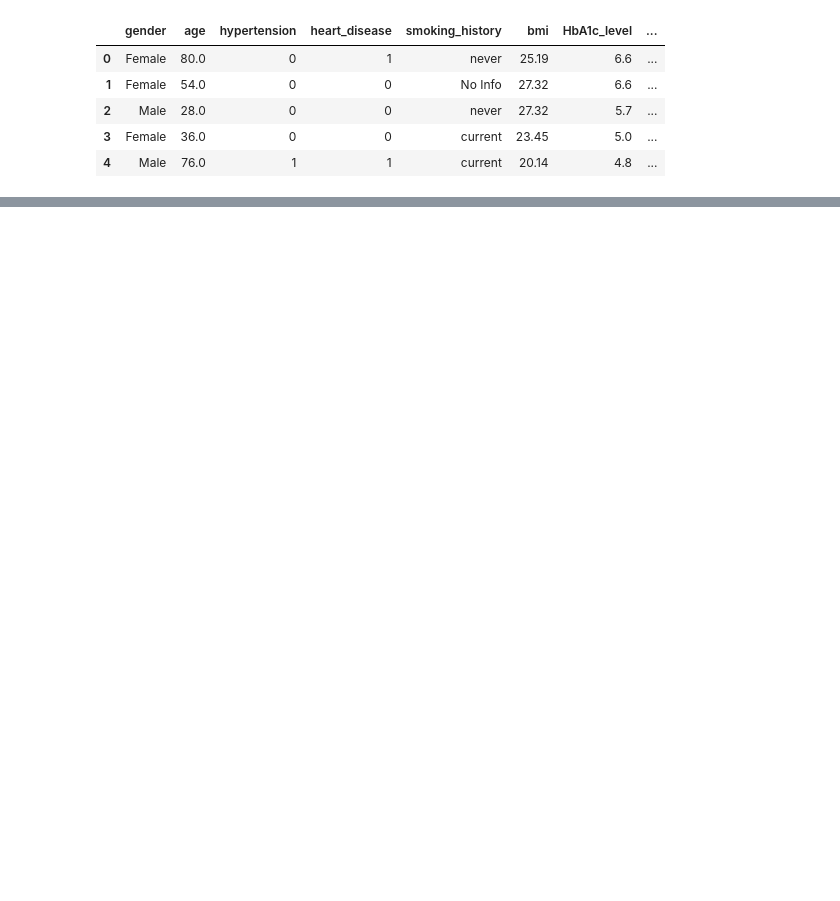
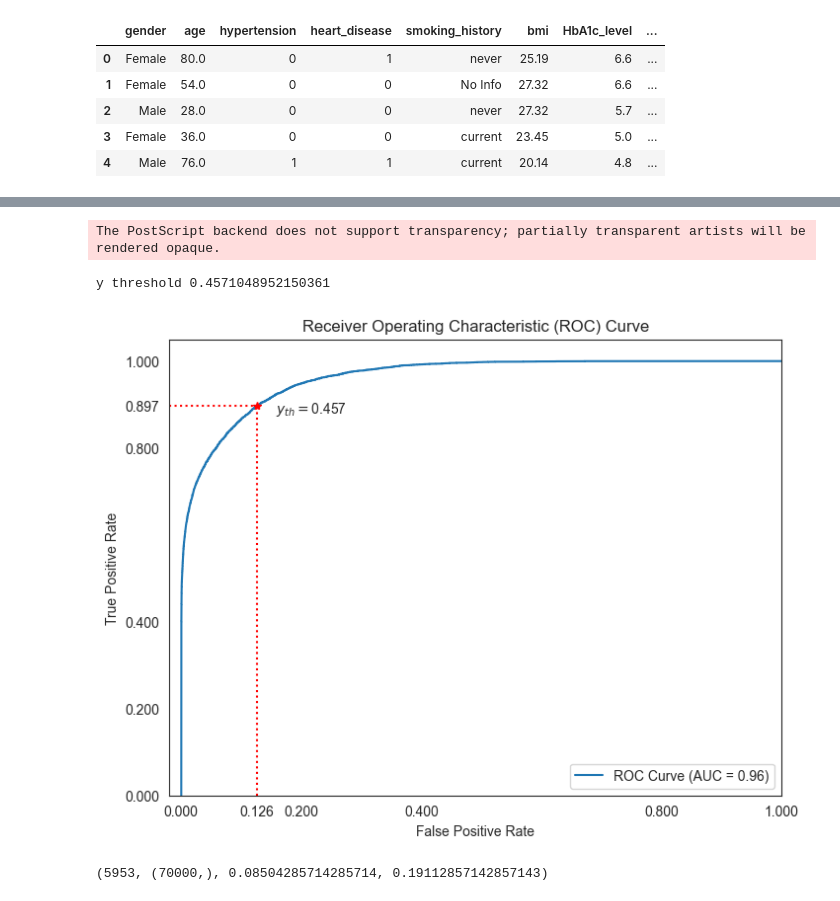
Before and after one commit to tmi-lab/AMORE, a Jupyter notebook: code/notebooks/analyse_results-pattern-diabetes.ipynb, the cells around one changed output, grey strips where cells are left out. Cells and saved outputs as stored; diff of their text form; code cells hidden in the pictures; blank space fills up the shorter version.

```diff
--- a/code/notebooks/analyse_results-pattern-diabetes.ipynb
+++ b/code/notebooks/analyse_results-pattern-diabetes.ipynb
@@ -403,0 +305,39 @@ rule_dict_lower_z p(z<=thd_l)
+# %%
+from sklearn.metrics import roc_curve, roc_auc_score
+import matplotlib.pyplot as plt
+import scipy as sp
+
+sns.set_style("white")
+auc = roc_auc_score(y_train, pred_y)
+fpr, tpr, thresholds = roc_curve(y_train, pred_y)
+th_id = np.argmax(tpr - fpr)
+y_thd = thresholds[th_id]
+print("y threshold",y_thd)
+
+# Plot the ROC curve
+plt.figure(figsize=(8, 6))
+plt.plot(fpr, tpr, label=f'ROC Curve (AUC = {auc:.2f})')
+plt.plot(fpr[th_id],tpr[th_id],"r*")
+plt.annotate('$y_{th}=$'+str(y_thd.round(3)), (fpr[th_id],tpr[th_id]), textcoords='offset points', xytext=(40,-5), ha='center')
+
+plt.plot([fpr[th_id],fpr[th_id]],[0,tpr[th_id]],"r:")
+plt.plot([-0.02,fpr[th_id]],[tpr[th_id],tpr[th_id]],"r:")
+plt.xlim(-0.02,1.)
+plt.xticks([0.,fpr[th_id],0.2,0.4,0.8,1.])
+plt.yticks([0.,0.2,0.4,0.8,tpr[th_id],1.])
+plt.ylim(0,1.05)
+plt.xlabel('False Positive Rate')
+plt.ylabel('True Positive Rate')
+plt.title('Receiver Operating Characteristic (ROC) Curve')
+plt.legend()
+plt.savefig("./results/diabetes/roc.eps",bbox_inches="tight")
+
+plt.show()
+# %% [output]
+The PostScript backend does not support transparency; partially transparent artists will be rendered opaque.
+y threshold 0.4571048952150361
+[figure, added]
+# %%
+y_train.sum(),y_train.shape,y_train.sum()/len(y_train),(pred_y>y_thd).sum()/len(pred_y)
+# %% [output]
+(5953, (70000,), 0.08504285714285714, 0.19112857142857143)
```
Also changed, not shown: parts of 71 cells of this notebook, 5 other files.
